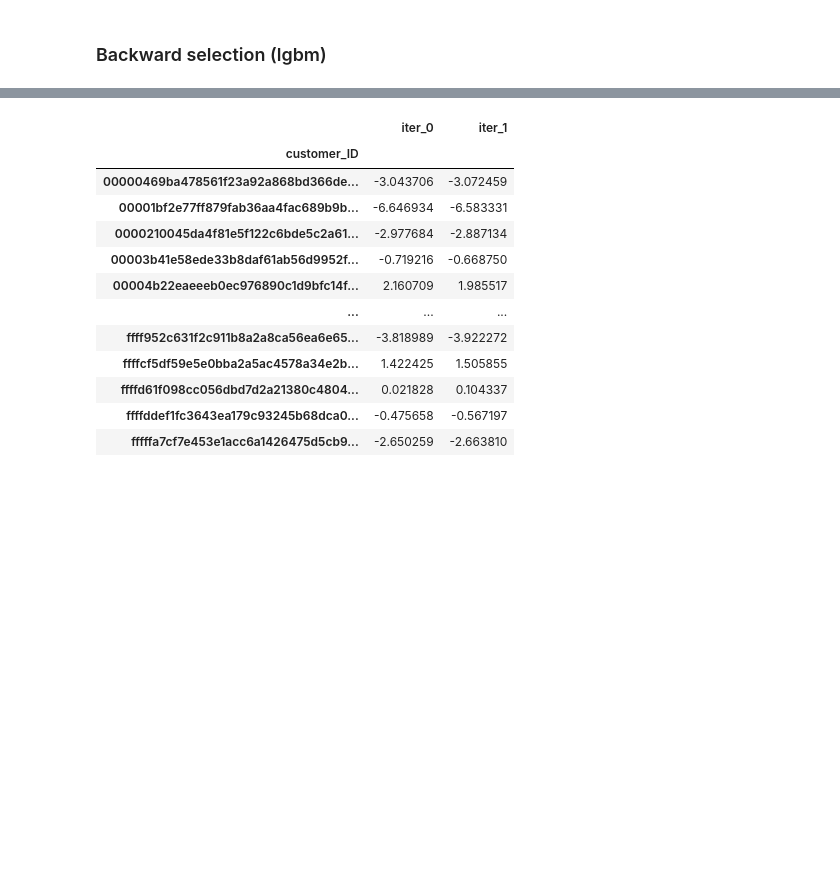
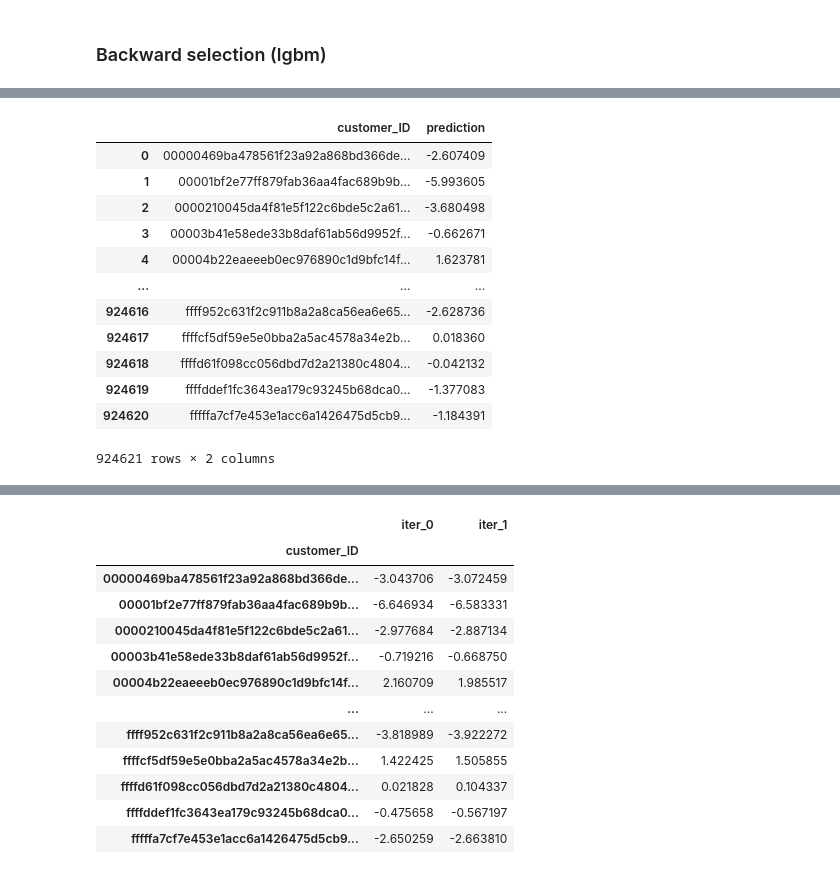
Before and after one commit to korab1ev/amex-default-prediction, a Jupyter notebook: 01. experiments.ipynb, the cells around one changed output, grey strips where cells are left out. Drawn from its saved outputs; the diff is of its cells as text; code cells hidden in the pictures; blank space fills up the shorter version.

```diff
--- a/01. experiments.ipynb
+++ b/01. experiments.ipynb
@@ -312,0 +342,22 @@ Mean CV Amex = 0.78869  CI95 = [0.78578, 0.79159]
+# %%
+INFERENCE = True
+
+if INFERENCE:
+    sub = pd.DataFrame({'customer_ID': test_preds.index,
+                        'prediction': test_preds[f'iter_{step}'].values})
+    sub.to_csv(f'submission_lgbm_test_backward_{n_feats}_feats.csv', index=False)
+    display(sub)
+# %% [output]
+|  | customer_ID | prediction |
+| 0 | 00000469ba478561f23a92a868bd366de... | -2.607409 |
+| 1 | 00001bf2e77ff879fab36aa4fac689b9b... | -5.993605 |
+| 2 | 0000210045da4f81e5f122c6bde5c2a61... | -3.680498 |
+| 3 | 00003b41e58ede33b8daf61ab56d9952f... | -0.662671 |
+| 4 | 00004b22eaeeeb0ec976890c1d9bfc14f... | 1.623781 |
+| ... | ... | ... |
+| 924616 | ffff952c631f2c911b8a2a8ca56ea6e65... | -2.628736 |
+| 924617 | ffffcf5df59e5e0bba2a5ac4578a34e2b... | 0.018360 |
+| 924618 | ffffd61f098cc056dbd7d2a21380c4804... | -0.042132 |
+| 924619 | ffffddef1fc3643ea179c93245b68dca0... | -1.377083 |
+| 924620 | fffffa7cf7e453e1acc6a1426475d5cb9... | -1.184391 |
+924621 rows × 2 columns
```
Also changed, not shown: parts of 10 cells of this notebook, 1 other file.
